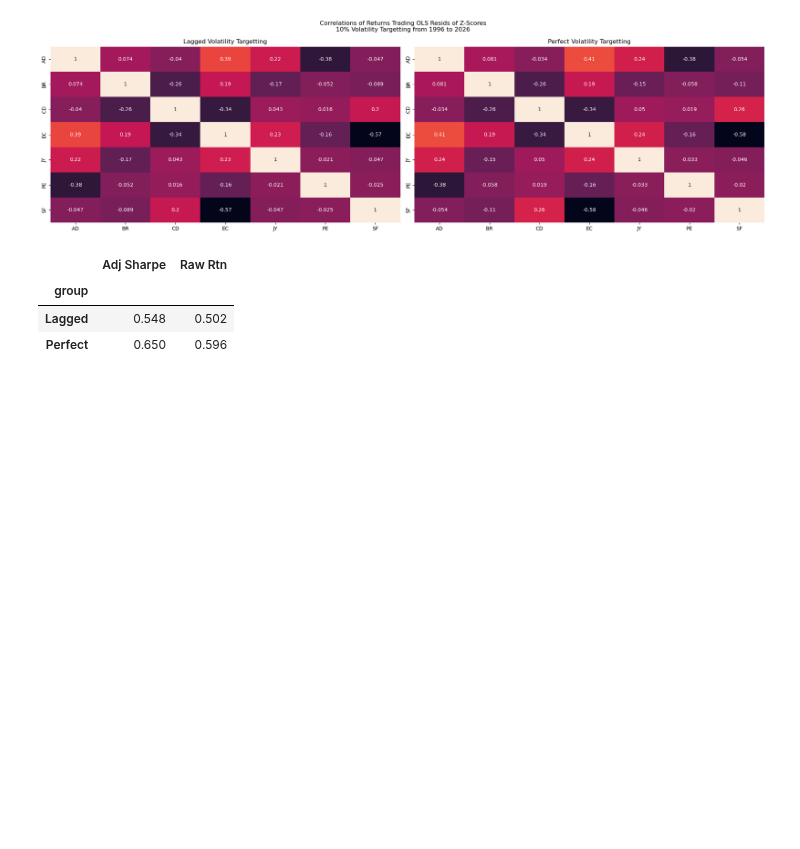
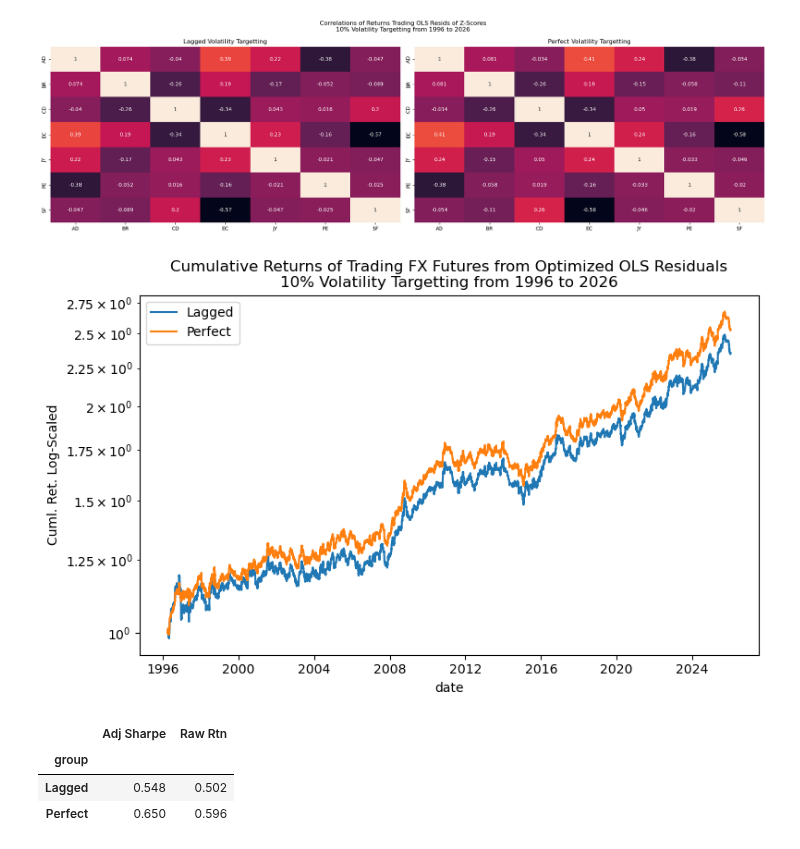
Before and after one commit to diegodalvarez/FXEquitySpillover, a Jupyter notebook: 1SignalStrategies.ipynb, the cells around one changed output. Drawn from its saved outputs; the diff is of its cells as text; code cells hidden in the pictures; blank space fills up the shorter version.

```diff
--- a/DeciledZScore.ipynb
+++ b/1SignalStrategies.ipynb
@@ -551,10 +553,27 @@ plt.tight_layout()
 # %% [output]
 [figure]
 # %%
-df_port = (df_combined.drop(
+df_resid_port = (df_combined.drop(
     columns = ["fut_ticker"]).
     dropna().
     groupby(["date", "group"]).
     agg("mean").
     reset_index())
+# %%
+(df_resid_port.assign(
+    group = lambda x: x.group.str.capitalize()).
+    rename(columns = {"group": ""}).
+    pivot(index = "date", columns = "", values = "rtn").
+    apply(lambda x: np.cumprod(1 + x)).
+    plot(
+        figsize = (8,5),
+        logy    = True,
+        ylabel  = "Cuml. Ret. Log-Scaled",
+        title   = "Cumulative Returns of Trading FX Futures from Optimized OLS Residuals\n10% Volatility Targetting from {} to {}".format(
+            df_resid_port.date.min().year,
+            df_resid_port.date.max().year)))
+
+plt.tight_layout()
+# %% [output]
+[figure, added]
 # %%
```
Also changed, not shown: parts of 13 cells of this notebook, 1 other file.
